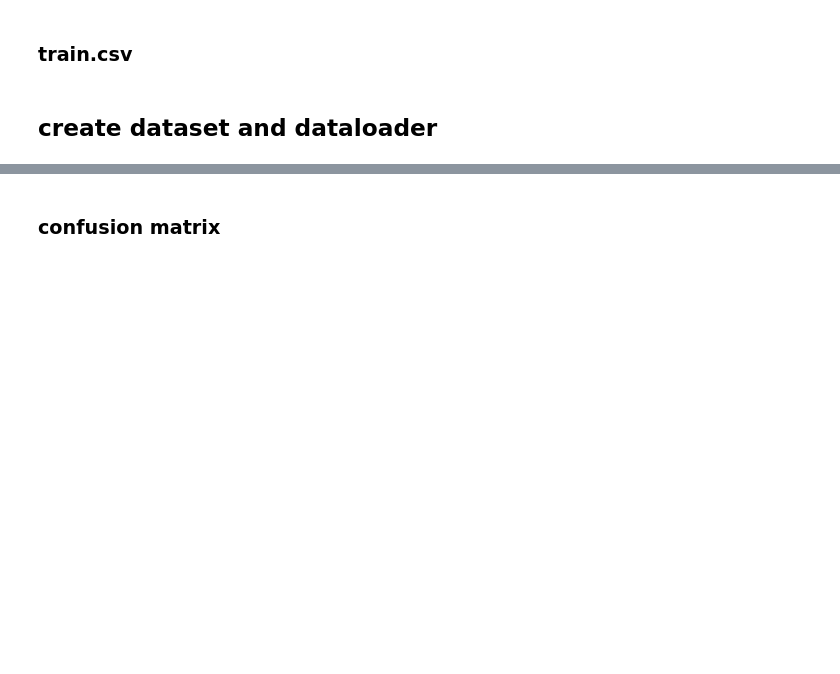
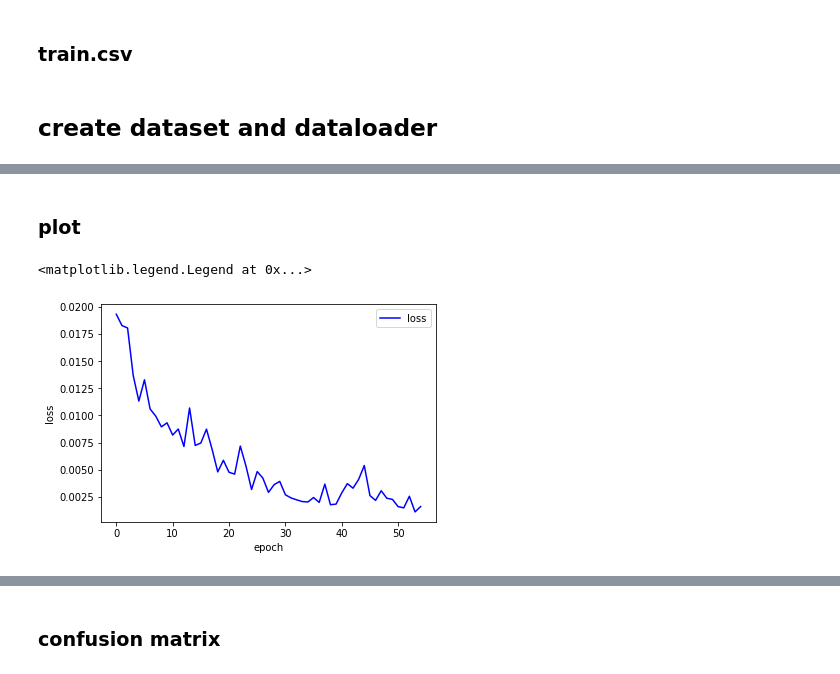
Before and after one commit to vito929/Deep-Emotion, a Jupyter notebook: CKplus_DeepEmotion.ipynb, the cells around one changed output, grey strips where cells are left out. Cells and saved outputs as stored; diff of their text form; code cells hidden in the pictures; blank space fills up the shorter version.

```diff
--- a/CKplus_DeepEmotion.ipynb
+++ b/CKplus_DeepEmotion.ipynb
@@ -214,7 +223,8 @@ class Jaffe_Dataset(Dataset):
             img = self.transform(img)
         return img,lables
 # %%
-traincsv_file = 'train_ckplus.csv'
+# traincsv_file = 'train_ckplus.csv'
+traincsv_file = 'train_val_ckplus.csv'
 validationcsv_file = 'vali_ckplus.csv'
 train_img_dir = 'ck_new/'
 validation_img_dir = 'ck_new/'
@@ -221,5 +233,5 @@ validation_img_dir = 'ck_new/'
 # %%
-batchsize = 4
+batchsize = 128
 transformation= transforms.Compose([transforms.ToTensor(),transforms.Normalize((0.5,),(0.5,))])
 # transformation= transforms.Compose([transforms.ToTensor()])
 train_dataset= Jaffe_Dataset(csv_file=traincsv_file, img_dir = train_img_dir, datatype = 'train', transform = transformation)
@@ -227,14 +239,14 @@ validation_dataset= Jaffe_Dataset(csv_file=validationcsv_file, img_dir = validat
 train_loader= DataLoader(train_dataset,batch_size=batchsize,shuffle = True,num_workers=0)
 val_loader=   DataLoader(validation_dataset,batch_size=batchsize,shuffle = True,num_workers=0)
 # %%
-epochs = 50
-lr = 0.001
+epochs = 55
+lr = 0.005
 
 net = Deep_Emotion()
 net.to(device)
 criterion= nn.CrossEntropyLoss()
 optmizer= optim.Adam(net.parameters(),lr= lr)
 # %%
-Train(epochs, train_loader, val_loader, criterion, optmizer, device)
+train_loss, val_loss,train_acc,val_acc = Train(epochs, train_loader, val_loader, criterion, optmizer, device)
 # %% [output]
 ===================================Start Training===================================
@@ -256,0 +270,15 @@ Epoch: 50       Training Loss: 0.01398365       Validation Loss 0.35967632
+# %% [markdown]
+### plot
+# %%
+import matplotlib.pyplot as plt
+# plt.switch_backend('Agg') # 后端设置'Agg' 参考：https://cloud.tencent.com/developer/article/1559466
+
+plt.figure()                   # 设置图片信息 例如：plt.figure(num = 2,figsize=(640,480))
+plt.plot(train_loss,'b',label = 'loss')        # epoch_losses 传入模型训练中的 loss[]列表,在训练过程中，先创建loss列表，将每一个epoch的loss 加进这个列表
+# plt.plot(val_loss,'g',label = 'loss')
+plt.ylabel('loss')
+plt.xlabel('epoch')
+plt.legend()        #个性化图例（颜色、形状等）
+# %% [output]
+<matplotlib.legend.Legend at 0x...>
+[figure, added]
```
Also changed, not shown: parts of 7 cells of this notebook, 29 other files.
